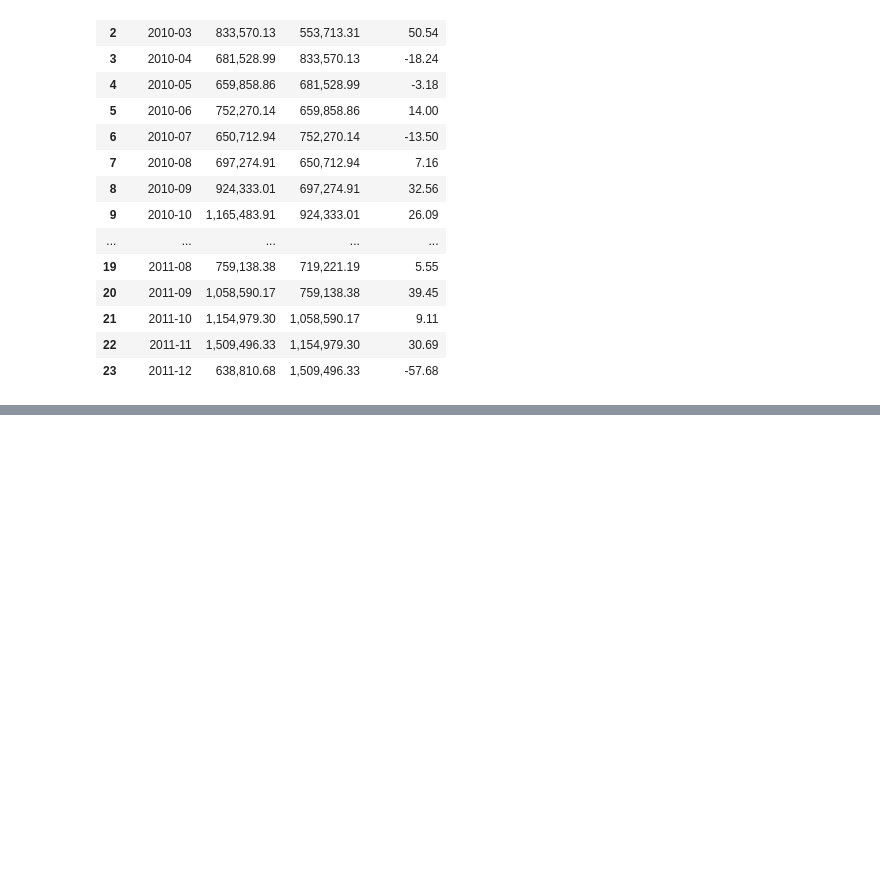
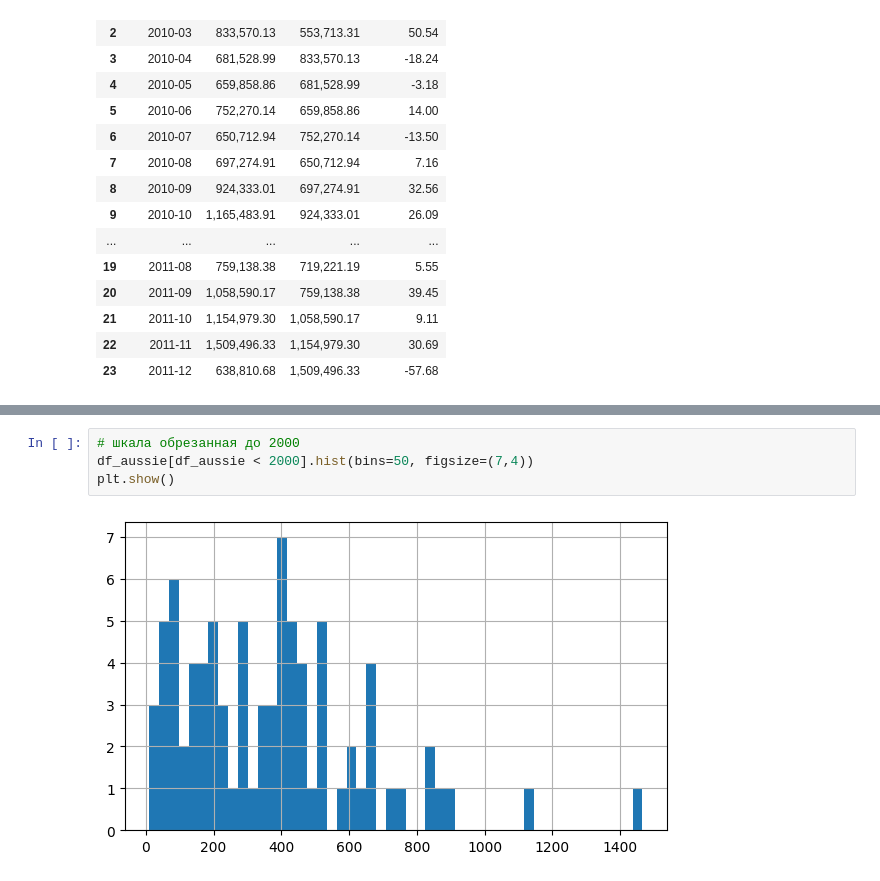
Before and after one commit to z0etar0twh/online-retail-analysis, a Jupyter notebook: online-retail-analysis.ipynb, the cells around one changed output, grey strips where cells are left out. Drawn from its saved outputs; the diff is of its cells as text; blank space fills up the shorter version.

```diff
--- a/online-retail-analysis.ipynb
+++ b/online-retail-analysis.ipynb
@@ -1131,0 +1208,6 @@ WHERE growth_pct IS NOT NULL
+# %%
+# шкала обрезанная до 2000
+df_aussie[df_aussie < 2000].hist(bins=50, figsize=(7,4))
+plt.show()
+# %% [output]
+[figure, added]
```
Also changed, not shown: parts of 14 cells of this notebook.
